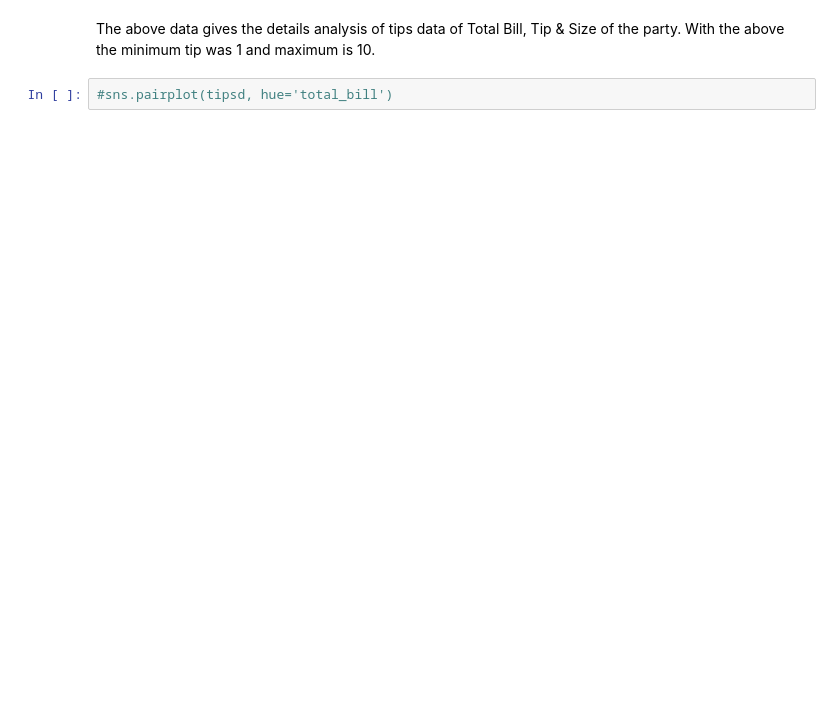
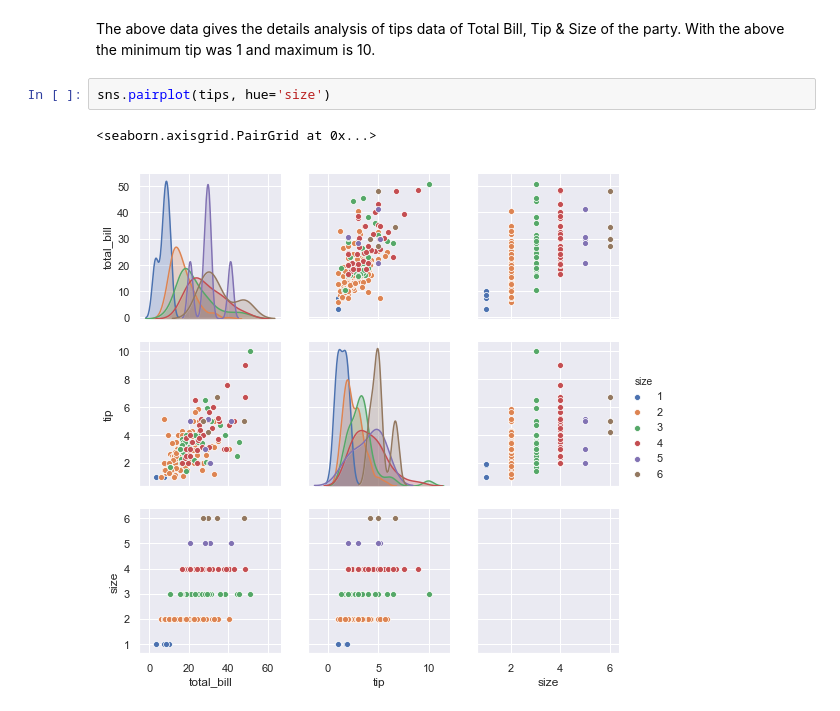
Before and after one commit to babubaskaran/fundamentals-assessment, a Jupyter notebook: tips_dataset.ipynb, the cells around one changed output. Saved outputs shown, nothing was run; the diff lists cells and outputs as text; blank space fills up the shorter version.

Commit message:
started pairplots using size

```diff
--- a/tips_dataset.ipynb
+++ b/tips_dataset.ipynb
@@ -15,4 +24,7 @@ tips.describe()
 # %% [markdown]
 The above data gives the details analysis of tips data of Total Bill, Tip & Size of the party.  With the above the minimum tip was 1 and maximum is 10.
-# %%
-#sns.pairplot(tipsd, hue='total_bill')
+# %%
+sns.pairplot(tips, hue='size')
+# %% [output]
+<seaborn.axisgrid.PairGrid at 0x...>
+[figure, added]
```
Also changed, not shown: parts of 1 cell of this notebook.
